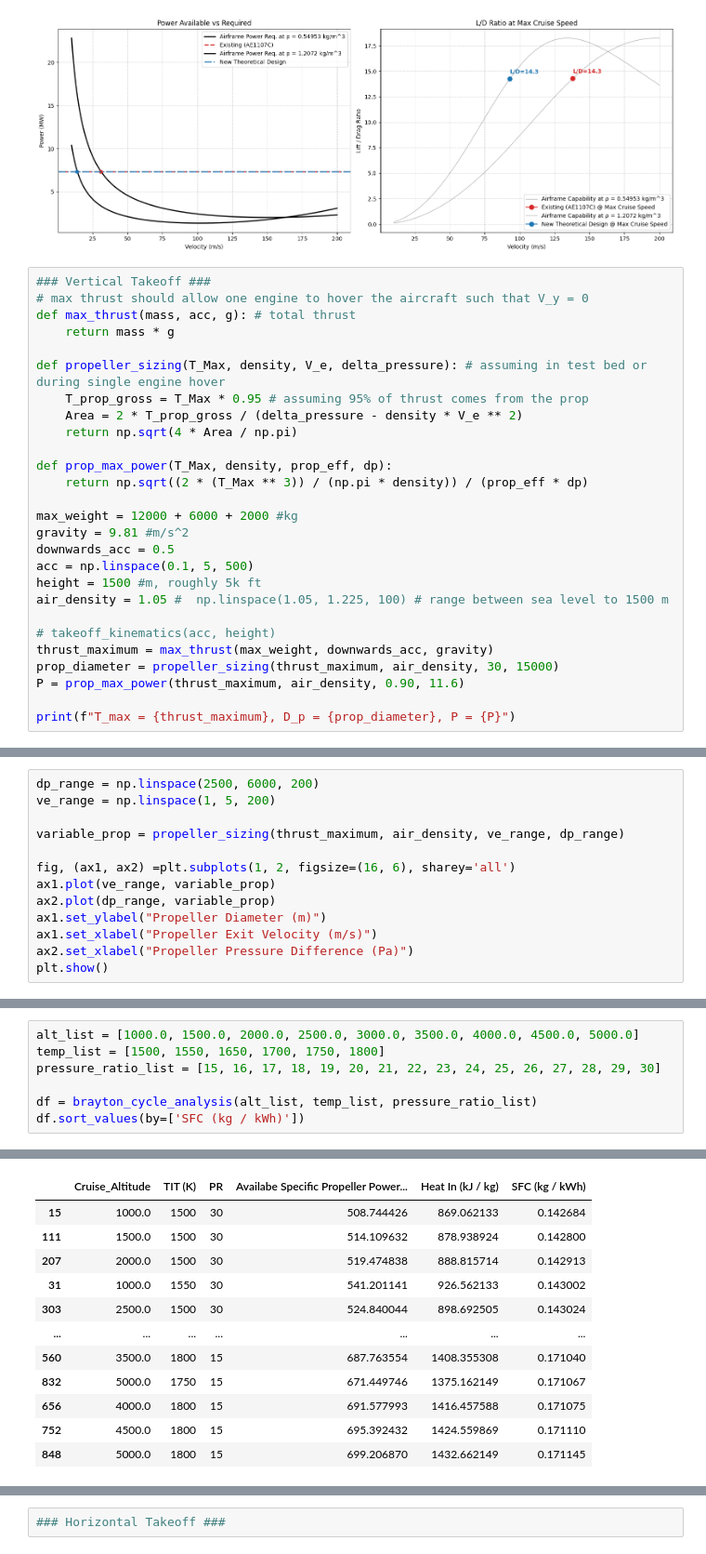
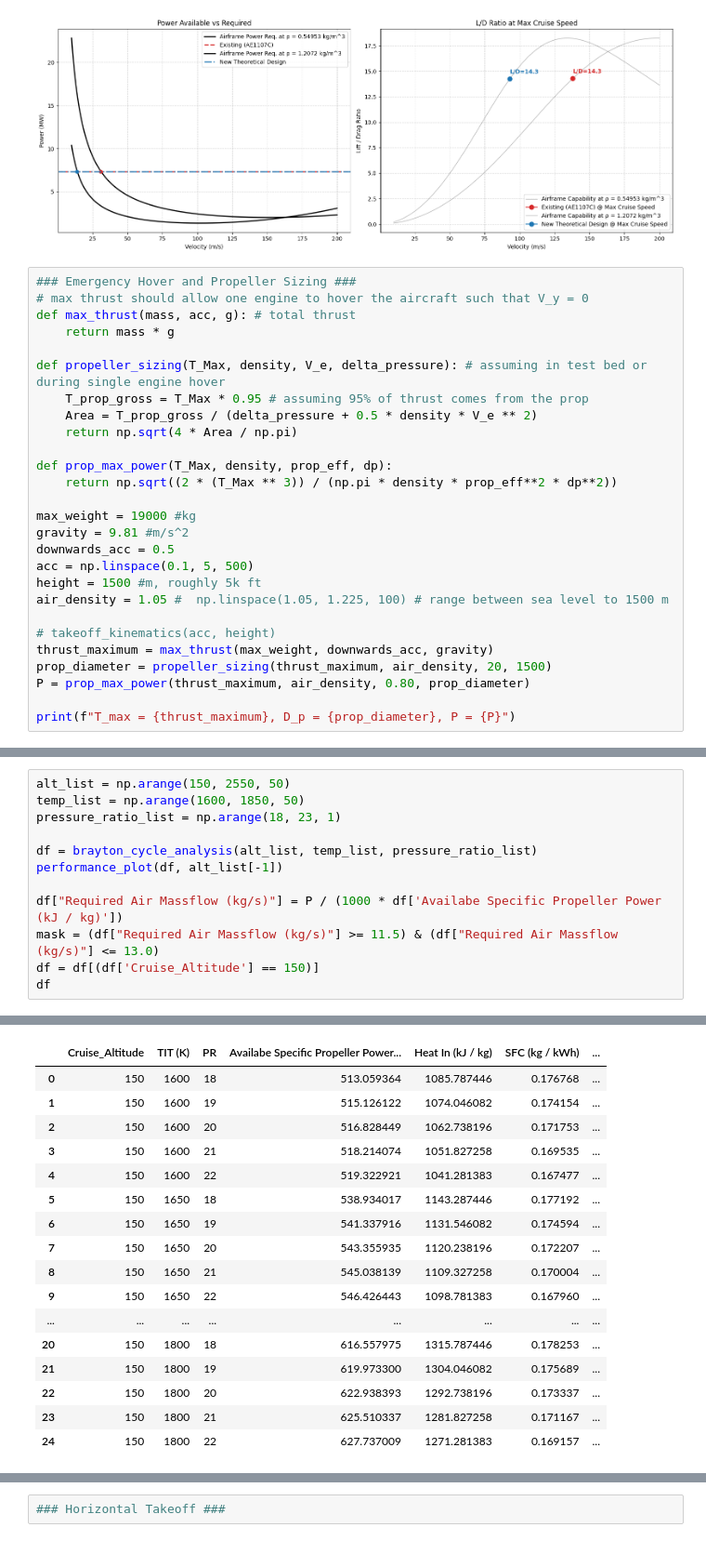
Before and after one commit to abirizky998/AircraftEngineTechnology_Imperial, a Jupyter notebook: AET_Code.ipynb, the cells around one changed output, grey strips where cells are left out. Shown at 93% size. Cells and saved outputs as stored; diff of their text form.

Commit message:
massflow calculation included

```diff
--- a/AET_Code.ipynb
+++ b/AET_Code.ipynb
@@ -174,20 +175,20 @@ compare_engines_performance(aircraft_config, engine_configs, v_sweep)
 # %% [output]
 [figure]
 # %%
-### Vertical Takeoff ###
+### Emergency Hover and Propeller Sizing ###
 # max thrust should allow one engine to hover the aircraft such that V_y = 0
 def max_thrust(mass, acc, g): # total thrust
     return mass * g
 
 def propeller_sizing(T_Max, density, V_e, delta_pressure): # assuming in test bed or during single engine hover
     T_prop_gross = T_Max * 0.95 # assuming 95% of thrust comes from the prop
-    Area = 2 * T_prop_gross / (delta_pressure - density * V_e ** 2)
+    Area = T_prop_gross / (delta_pressure + 0.5 * density * V_e ** 2)
     return np.sqrt(4 * Area / np.pi)
 
 def prop_max_power(T_Max, density, prop_eff, dp):
-    return np.sqrt((2 * (T_Max ** 3)) / (np.pi * density)) / (prop_eff * dp)
+    return np.sqrt((2 * (T_Max ** 3)) / (np.pi * density * prop_eff**2 * dp**2))
 
-max_weight = 12000 + 6000 + 2000 #kg
+max_weight = 19000 #kg
 gravity = 9.81 #m/s^2
 downwards_acc = 0.5
 acc = np.linspace(0.1, 5, 500)
@@ -196,8 +197,8 @@ air_density = 1.05 #  np.linspace(1.05, 1.225, 100) # range between sea level to
 
 # takeoff_kinematics(acc, height)
 thrust_maximum = max_thrust(max_weight, downwards_acc, gravity)
-prop_diameter = propeller_sizing(thrust_maximum, air_density, 30, 15000)
-P = prop_max_power(thrust_maximum, air_density, 0.90, 11.6)
+prop_diameter = propeller_sizing(thrust_maximum, air_density, 20, 1500)
+P = prop_max_power(thrust_maximum, air_density, 0.80, prop_diameter)
 
 print(f"T_max = {thrust_maximum}, D_p = {prop_diameter}, P = {P}")
 # %% [output]
@@ -205,13 +205,0 @@ T_max = 196200.0, D_p = 5.811201523249633, P = 6481767.036585483
-# %%
-dp_range = np.linspace(2500, 6000, 200)
-ve_range = np.linspace(1, 5, 200)
-
-variable_prop = propeller_sizing(thrust_maximum, air_density, ve_range, dp_range)
-
-fig, (ax1, ax2) =plt.subplots(1, 2, figsize=(16, 6), sharey='all')
-ax1.plot(ve_range, variable_prop)
-ax2.plot(dp_range, variable_prop)
-ax1.set_ylabel("Propeller Diameter (m)")
-ax1.set_xlabel("Propeller Exit Velocity (m/s)")
-ax2.set_xlabel("Propeller Pressure Difference (Pa)")
-plt.show()
@@ -285,8 +355,13 @@ def brayton_cycle_analysis(alt_list, tit_list, pr_list):
 # %%
-alt_list = [1000.0, 1500.0, 2000.0, 2500.0, 3000.0, 3500.0, 4000.0, 4500.0, 5000.0]
-temp_list = [1500, 1550, 1650, 1700, 1750, 1800]
-pressure_ratio_list = [15, 16, 17, 18, 19, 20, 21, 22, 23, 24, 25, 26, 27, 28, 29, 30]
+alt_list = np.arange(150, 2550, 50)
+temp_list = np.arange(1600, 1850, 50)
+pressure_ratio_list = np.arange(18, 23, 1)
 
 df = brayton_cycle_analysis(alt_list, temp_list, pressure_ratio_list)
-df.sort_values(by=['SFC (kg / kWh)'])
+performance_plot(df, alt_list[-1])
+
+df["Required Air Massflow (kg/s)"] = P / (1000 * df['Availabe Specific Propeller Power (kJ / kg)'])
+mask = (df["Required Air Massflow (kg/s)"] >= 11.5) & (df["Required Air Massflow (kg/s)"] <= 13.0)
+df = df[(df['Cruise_Altitude'] == 150)]
+df
 # %% [output]
@@ -293,12 +369,17 @@ df.sort_values(by=['SFC (kg / kWh)'])
-|  | Cruise_Altitude | TIT (K) | PR | Availabe Specific Propeller Power... | Heat In (kJ / kg) | SFC (kg / kWh) |
-| 15 | 1000.0 | 1500 | 30 | 508.744426 | 869.062133 | 0.142684 |
-| 111 | 1500.0 | 1500 | 30 | 514.109632 | 878.938924 | 0.142800 |
-| 207 | 2000.0 | 1500 | 30 | 519.474838 | 888.815714 | 0.142913 |
-| 31 | 1000.0 | 1550 | 30 | 541.201141 | 926.562133 | 0.143002 |
-| 303 | 2500.0 | 1500 | 30 | 524.840044 | 898.692505 | 0.143024 |
-| ... | ... | ... | ... | ... | ... | ... |
-| 560 | 3500.0 | 1800 | 15 | 687.763554 | 1408.355308 | 0.171040 |
-| 832 | 5000.0 | 1750 | 15 | 671.449746 | 1375.162149 | 0.171067 |
-| 656 | 4000.0 | 1800 | 15 | 691.577993 | 1416.457588 | 0.171075 |
-| 752 | 4500.0 | 1800 | 15 | 695.392432 | 1424.559869 | 0.171110 |
-| 848 | 5000.0 | 1800 | 15 | 699.206870 | 1432.662149 | 0.171145 |
+|  | Cruise_Altitude | TIT (K) | PR | Availabe Specific Propeller Power... | Heat In (kJ / kg) | SFC (kg / kWh) | ... |
+| 0 | 150 | 1600 | 18 | 513.059364 | 1085.787446 | 0.176768 | ... |
+| 1 | 150 | 1600 | 19 | 515.126122 | 1074.046082 | 0.174154 | ... |
+| 2 | 150 | 1600 | 20 | 516.828449 | 1062.738196 | 0.171753 | ... |
+| 3 | 150 | 1600 | 21 | 518.214074 | 1051.827258 | 0.169535 | ... |
+| 4 | 150 | 1600 | 22 | 519.322921 | 1041.281383 | 0.167477 | ... |
+| 5 | 150 | 1650 | 18 | 538.934017 | 1143.287446 | 0.177192 | ... |
+| 6 | 150 | 1650 | 19 | 541.337916 | 1131.546082 | 0.174594 | ... |
+| 7 | 150 | 1650 | 20 | 543.355935 | 1120.238196 | 0.172207 | ... |
+| 8 | 150 | 1650 | 21 | 545.038139 | 1109.327258 | 0.170004 | ... |
+| 9 | 150 | 1650 | 22 | 546.426443 | 1098.781383 | 0.167960 | ... |
+| ... | ... | ... | ... | ... | ... | ... | ... |
+| 20 | 150 | 1800 | 18 | 616.557975 | 1315.787446 | 0.178253 | ... |
+| 21 | 150 | 1800 | 19 | 619.973300 | 1304.046082 | 0.175689 | ... |
+| 22 | 150 | 1800 | 20 | 622.938393 | 1292.738196 | 0.173337 | ... |
+| 23 | 150 | 1800 | 21 | 625.510337 | 1281.827258 | 0.171167 | ... |
+| 24 | 150 | 1800 | 22 | 627.737009 | 1271.281383 | 0.169157 | ... |
```
Also changed, not shown: parts of 6 cells of this notebook, 1 other file.
